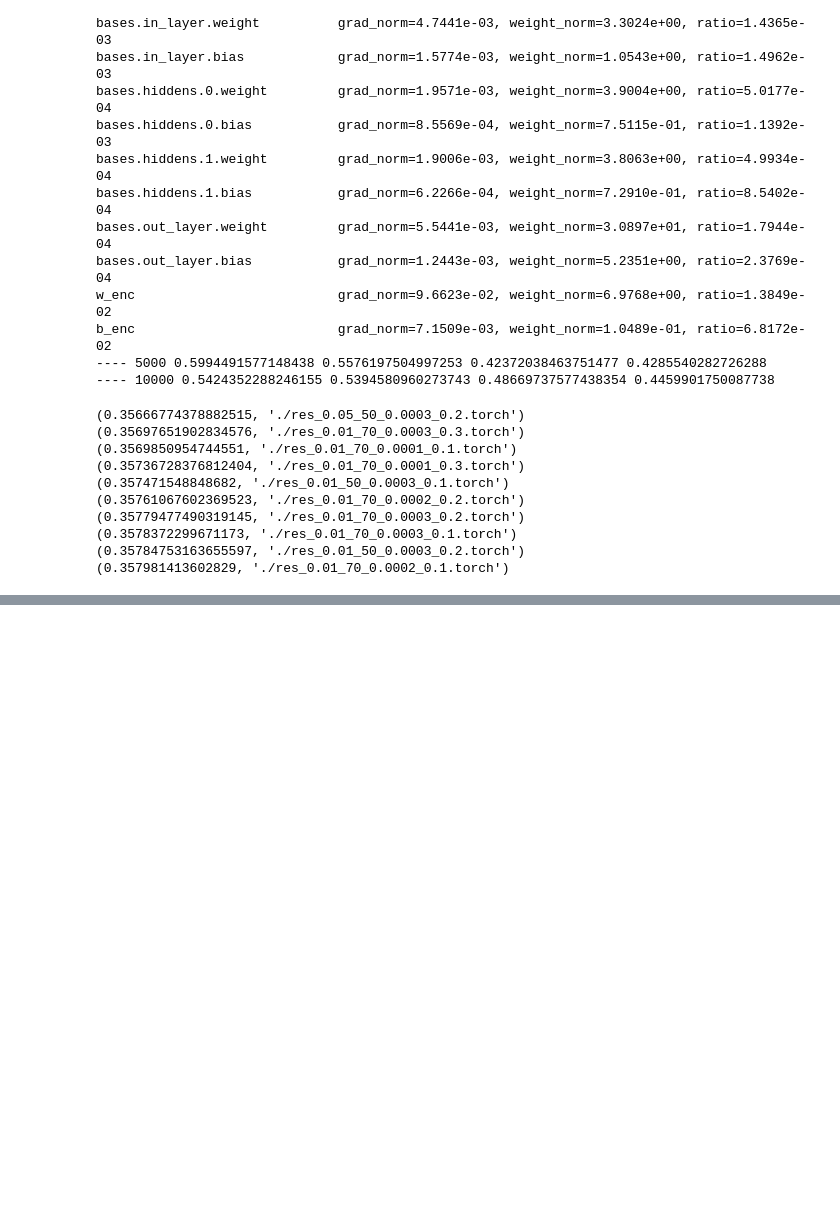
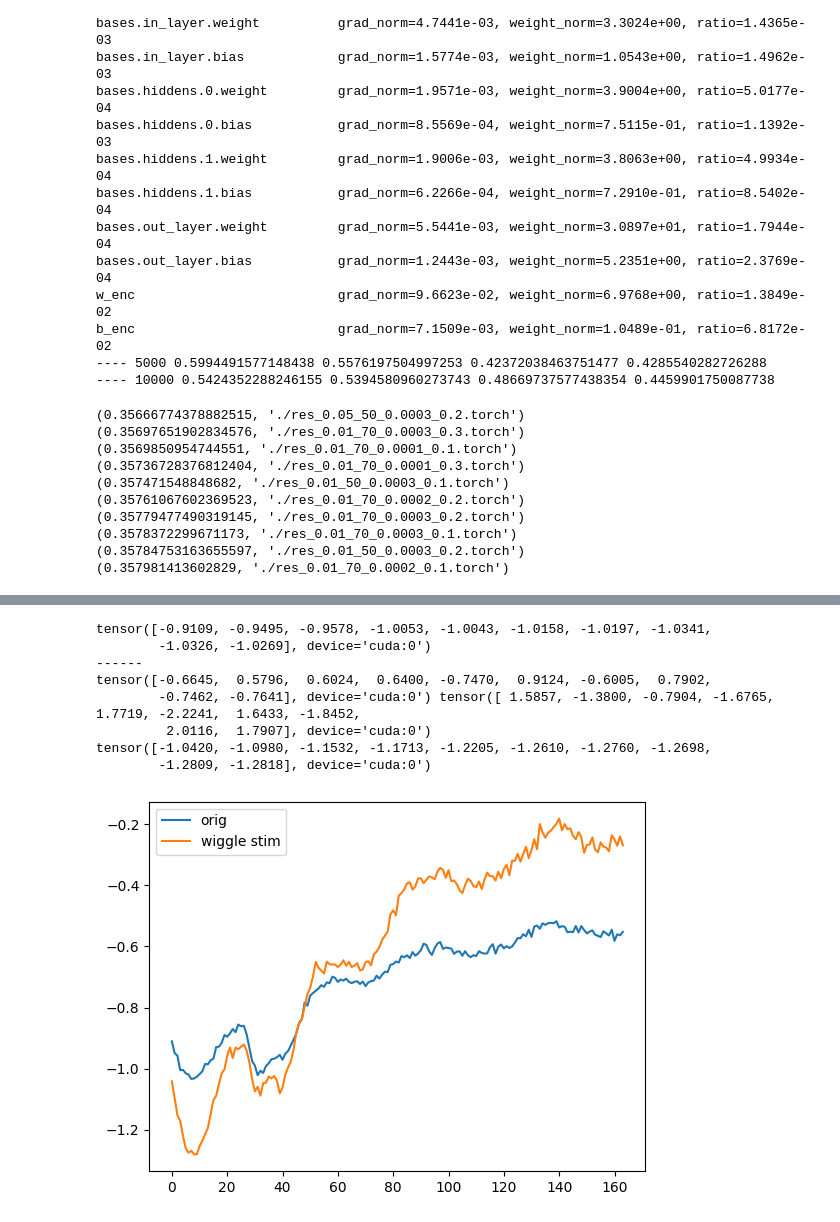
Before and after one commit to mmattb/py-tbfm, a Jupyter notebook: train_multisession_all2.ipynb, the cells around one changed output, grey strips where cells are left out. Drawn from its saved outputs; the diff is of its cells as text; code cells hidden in the pictures; blank space fills up the shorter version.

```diff
--- a/train_multisession_all2.ipynb
+++ b/train_multisession_all2.ipynb
@@ -457,0 +392,4 @@ print(results["final_test_r2s"])
+# %%
+# Let's try TTA
+new_stim_embeddings, results_tta = multisession.test_time_adaptation(cfg, ms, embeddings_rest, data_train, epochs=10000, data_test=data_test)
+print(results["final_test_r2s"])
@@ -457,0 +414,43 @@ print(results["final_test_r2s"])
+# %%
+# see how much predictions change as I tweak embeddings
+sid = "MonkeyG_20150925_Session2_S1"
+
+def wiggle(stuff, quiet=True):
+    out = {}
+    for sid, thing in stuff.items():
+        out[sid] = thing * (torch.rand(thing.shape).to(thing.device) + 0.5) * -2
+    if not quiet:
+        print(thing[:10], out[sid][:10])
+
+    return out
+
+ch = 30
+
+with torch.no_grad():
+    ms.eval()
+    dt = next(iter(data_test))
+    dt = utils.move_batch(dt, device=DEVICE)
+    preds = ms(dt, embeddings_rest=embeddings_rest, embeddings_stim=new_stim_embeddings)
+    plt.plot(preds[sid][0][:, ch].detach().cpu(), label="orig")
+    print(preds[sid][0][:, ch][:10])
+    print("------")
+
+    # preds = ms(dt, embeddings_rest=wiggle(embeddings_rest), embeddings_stim=embeddings_stim)
+    # plt.plot(preds[sid][0][:, ch].detach().cpu(), label="wiggle rest")
+    # print("------")
+
+    preds = ms(dt, embeddings_rest=embeddings_rest, embeddings_stim=wiggle(new_stim_embeddings, quiet=False))
+    plt.plot(preds[sid][0][:, ch].detach().cpu(), label="wiggle stim")
+    print(preds[sid][0][:, ch][:10])
+plt.legend()
+plt.show()
+# %% [output]
+tensor([-0.9109, -0.9495, -0.9578, -1.0053, -1.0043, -1.0158, -1.0197, -1.0341,
+        -1.0326, -1.0269], device='cuda:0')
+------
+tensor([-0.6645,  0.5796,  0.6024,  0.6400, -0.7470,  0.9124, -0.6005,  0.7902,
+        -0.7462, -0.7641], device='cuda:0') tensor([ 1.5857, -1.3800, -0.7904, -1.6765,  1.7719, -2.2241,  1.6433, -1.8452,
+         2.0116,  1.7907], device='cuda:0')
+tensor([-1.0420, -1.0980, -1.1532, -1.1713, -1.2205, -1.2610, -1.2760, -1.2698,
+        -1.2809, -1.2818], device='cuda:0')
+[figure, added]
```
Also changed, not shown: parts of 17 cells of this notebook, 8 other files.
